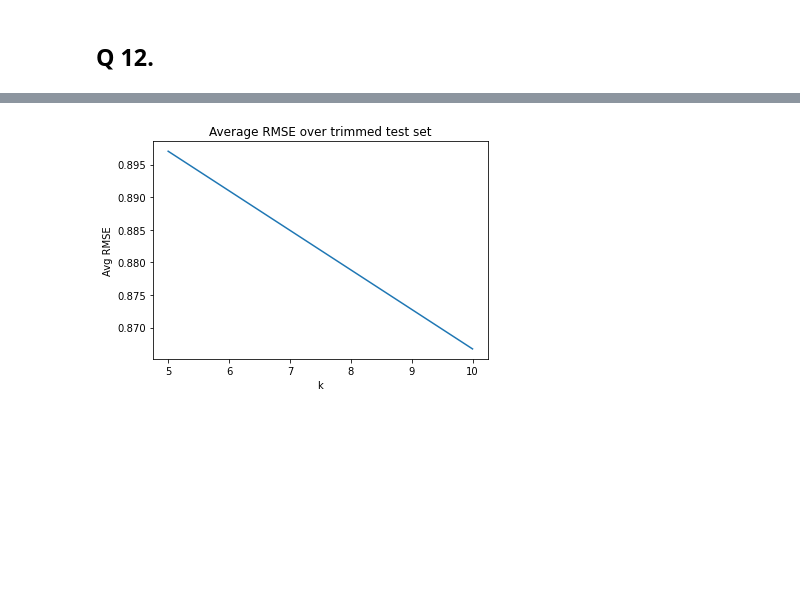
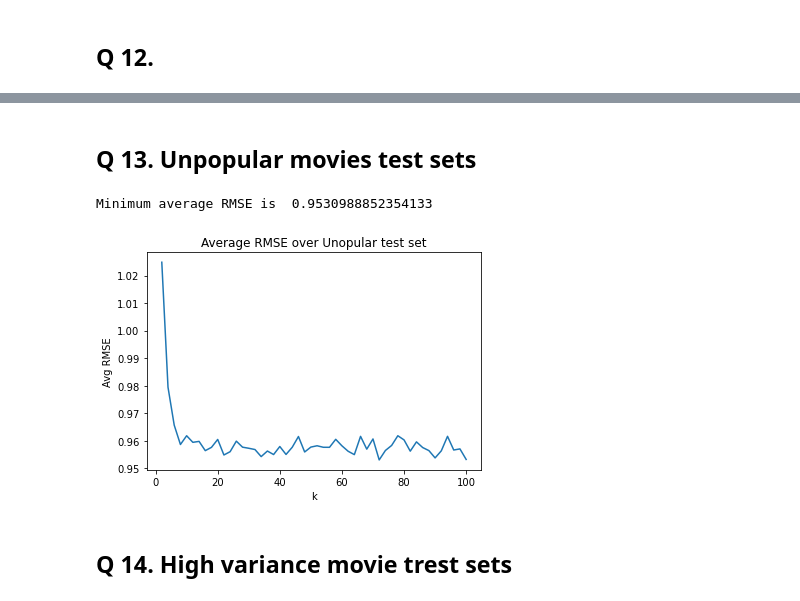
Before and after one commit to heboyuan/ECE219, a Jupyter notebook: Project_3/Project 3 Q 1-16.ipynb, the cells around one changed output, grey strips where cells are left out. Drawn from its saved outputs; the diff is of its cells as text; code cells hidden in the pictures; blank space fills up the shorter version.

```diff
--- a/Project_3/Project 3 Q 1-16.ipynb
+++ b/Project_3/Project 3 Q 1-16.ipynb
@@ -214,0 +205,24 @@ def popular_movies(df):
+# %%
+kf = KFold(n_splits=10)
+
+k_list = np.arange(2,101,2)
+
+scores = []
+
+for k in k_list:
+
+    algo = KNNWithMeans(k = k,sim_options=sim_options, verbose = False)
+    set_scores = []
+    for trainset, testset in kf.split(R_data):
+        #trainset and testset are lists made of tuples
+        algo.fit(trainset)
+
+        test_df = pd.DataFrame(testset, columns = ["userId", "movieId", "rating"])#converting testset into dataframe test_df
+        test_df = popular_movies(test_df)
+        test_tuples = [tuple(x) for x in test_df.to_numpy()] #converting the trimmed test_df into tuples
+
+        predictions = algo.test(test_tuples)
+
+        set_scores.append(accuracy.rmse(predictions, verbose=False))
+
+    scores.append(sum(set_scores)/len(set_scores))
@@ -215,8 +239,17 @@ def popular_movies(df):
+# %% [markdown]
+## Q 13. Unpopular movies test sets
+# %%
+def unpopular_movies(df):
+    ts = df.value_counts('movieId') #ts is a series showing number of ratings for each 'movieId'
+    movies = ts[ts<=2].index #ts[ts>2]'s indices are movieId values satisfying the condition
+    trim = df.loc[df['movieId'].isin(movies)]
+    trim
+    return trim
 # %%
 kf = KFold(n_splits=10)
 
 k_list = np.arange(2,101,2)
-k_list = np.arange(5,11,5)
+
 scores = []
 
 for k in k_list:
@@ -227,9 +260,9 @@ for k in k_list:
         #trainset and testset are lists made of tuples
         algo.fit(trainset)
 
-        test_data = pd.DataFrame(testset, columns = ["userId", "movieId", "rating"])
-        test_data = popular_movies(test_data)
-        test_tuples = [tuple(x) for x in test_data.to_numpy()]
+        test_df = pd.DataFrame(testset, columns = ["userId", "movieId", "rating"])
+        test_df = unpopular_movies(test_df)
+        test_tuples = [tuple(x) for x in test_df.to_numpy()]
 
         predictions = algo.test(test_tuples)
 
@@ -237,10 +270,12 @@ for k in k_list:
 
     scores.append(sum(set_scores)/len(set_scores))
 # %%
+print("Minimum average RMSE is ", min(scores))
 plt.plot(k_list, scores)
 plt.xlabel('k')
 plt.ylabel("Avg RMSE")
-plt.title("Average RMSE over trimmed test set")
+plt.title("Average RMSE over Unopular test set")
 plt.show()
 # %% [output]
+Minimum average RMSE is  0.9530988852354133
-[figure, old version]
+[figure, new version]
@@ -252,0 +282,2 @@ def unpopular_movies(df):
+# %% [markdown]
+## Q 14. High variance movie trest sets
```
Also changed, not shown: parts of 13 cells of this notebook.
